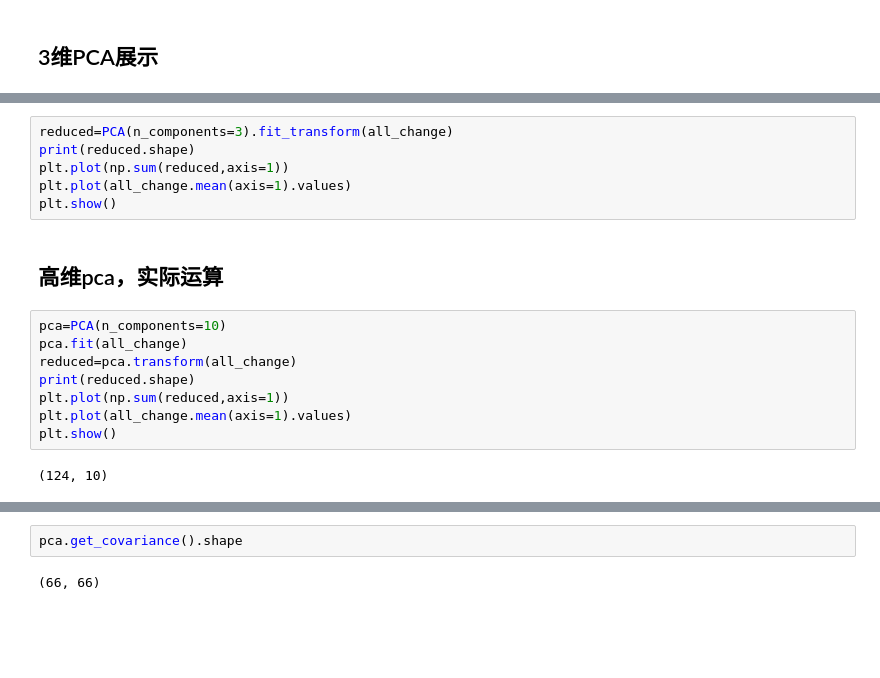
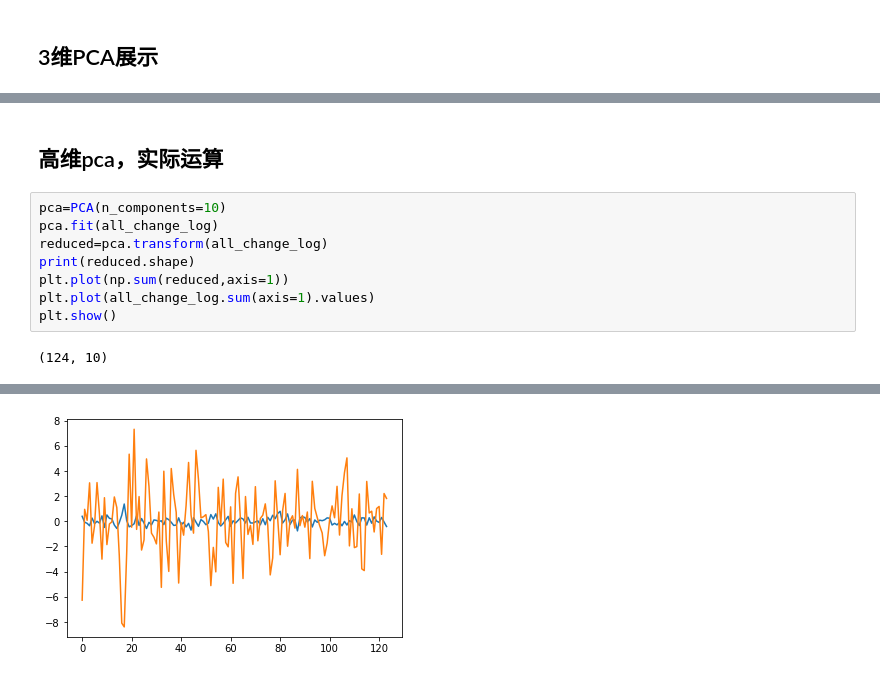
Before and after one commit to EvanHong99/GraduationProject_Fin, a Jupyter notebook: test.ipynb, the cells around one changed output, grey strips where cells are left out. Cells and saved outputs as stored; diff of their text form; blank space fills up the shorter version.

```diff
--- a/test.ipynb
+++ b/test.ipynb
@@ -145,18 +210,12 @@ plt.show()
-# %%
-reduced=PCA(n_components=3).fit_transform(all_change)
-print(reduced.shape)
-plt.plot(np.sum(reduced,axis=1))
-plt.plot(all_change.mean(axis=1).values)
-plt.show()
 # %% [markdown]
 ## 高维pca，实际运算
 # %%
 pca=PCA(n_components=10)
-pca.fit(all_change)
-reduced=pca.transform(all_change)
+pca.fit(all_change_log)
+reduced=pca.transform(all_change_log)
 print(reduced.shape)
 plt.plot(np.sum(reduced,axis=1))
-plt.plot(all_change.mean(axis=1).values)
+plt.plot(all_change_log.sum(axis=1).values)
 plt.show()
 # %% [output]
 (124, 10)
@@ -165,7 +222,4 @@ plt.show()
+[figure, added]
-# %%
-pca.get_covariance().shape
-# %% [output]
-(66, 66)
 # %%
 print(pca.explained_variance_ratio_)
 print(sum(pca.explained_variance_ratio_))
```
Also changed, not shown: parts of 37 cells of this notebook, 1 other file.
